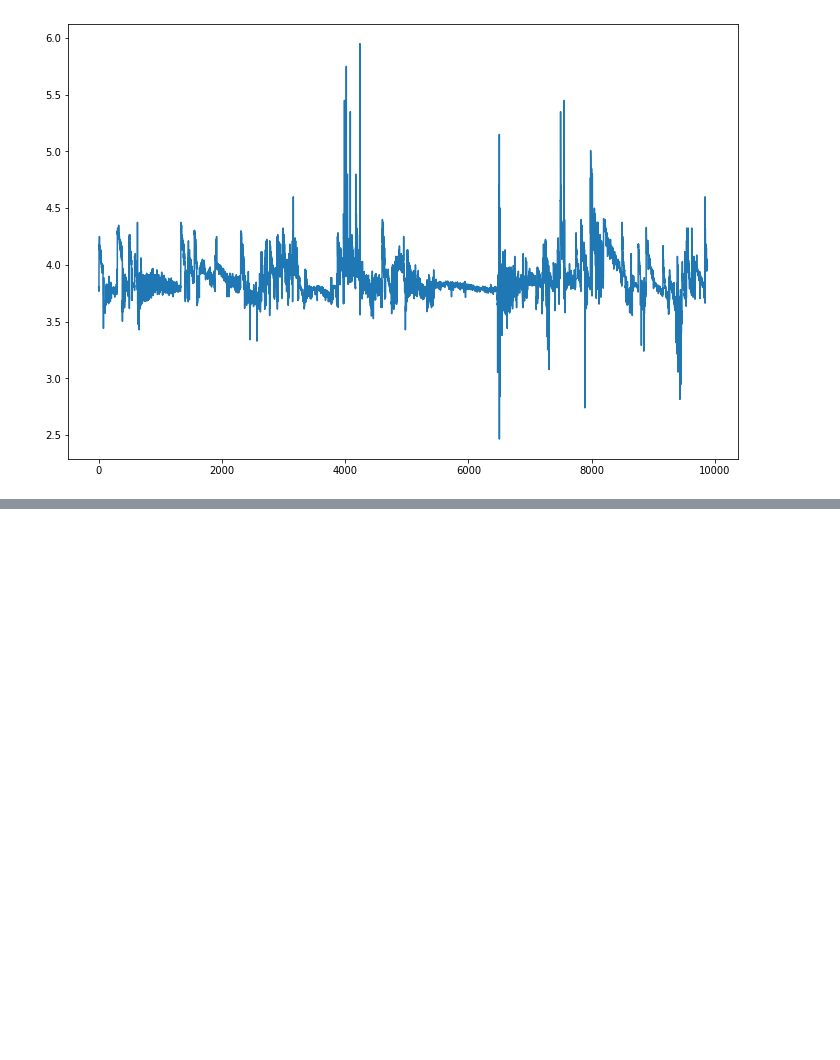
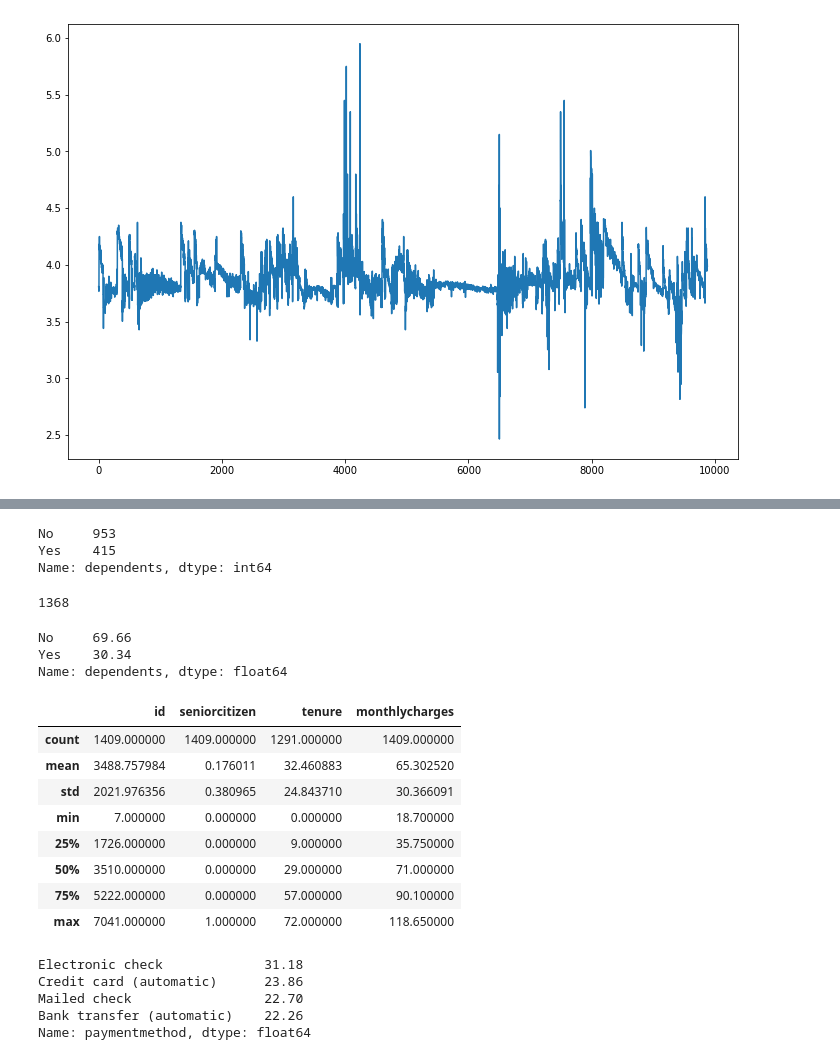
Before and after one commit to Edu-RFB/DSWP_Aluno, a Jupyter notebook: Vizier_Idade.ipynb, the cells around one changed output, grey strips where cells are left out. Saved outputs shown, nothing was run; the diff lists cells and outputs as text; code cells hidden in the pictures; blank space fills up the shorter version.

```diff
--- a/Vizier_Idade.ipynb
+++ b/Vizier_Idade.ipynb
@@ -106,0 +146,2 @@ df_idade['log.Teff'].plot(figsize = (12,8));
+# %%
+df_teste.columns = [col.lower() for col in df_teste.columns]
@@ -106,0 +168,36 @@ df_idade['log.Teff'].plot(figsize = (12,8));
+# %%
+df_teste['dependents'].value_counts()
+# %% [output]
+No     953
+Yes    415
+Name: dependents, dtype: int64
+# %%
+df_teste['dependents'].count()
+# %% [output]
+1368
+# %%
+round(df_teste['dependents'].value_counts()*100/df_teste['dependents'].count(), 2)
+# %% [output]
+No     69.66
+Yes    30.34
+Name: dependents, dtype: float64
+# %%
+df_teste.describe()
+# %% [output]
+|  | id | seniorcitizen | tenure | monthlycharges |
+| count | 1409.000000 | 1409.000000 | 1291.000000 | 1409.000000 |
+| mean | 3488.757984 | 0.176011 | 32.460883 | 65.302520 |
+| std | 2021.976356 | 0.380965 | 24.843710 | 30.366091 |
+| min | 7.000000 | 0.000000 | 0.000000 | 18.700000 |
+| 25% | 1726.000000 | 0.000000 | 9.000000 | 35.750000 |
+| 50% | 3510.000000 | 0.000000 | 29.000000 | 71.000000 |
+| 75% | 5222.000000 | 0.000000 | 57.000000 | 90.100000 |
+| max | 7041.000000 | 1.000000 | 72.000000 | 118.650000 |
+# %%
+round(df_teste['paymentmethod'].value_counts()*100/df_teste['paymentmethod'].count(),2)
+# %% [output]
+Electronic check             31.18
+Credit card (automatic)      23.86
+Mailed check                 22.70
+Bank transfer (automatic)    22.26
+Name: paymentmethod, dtype: float64
```
Also changed, not shown: parts of 8 cells of this notebook.
